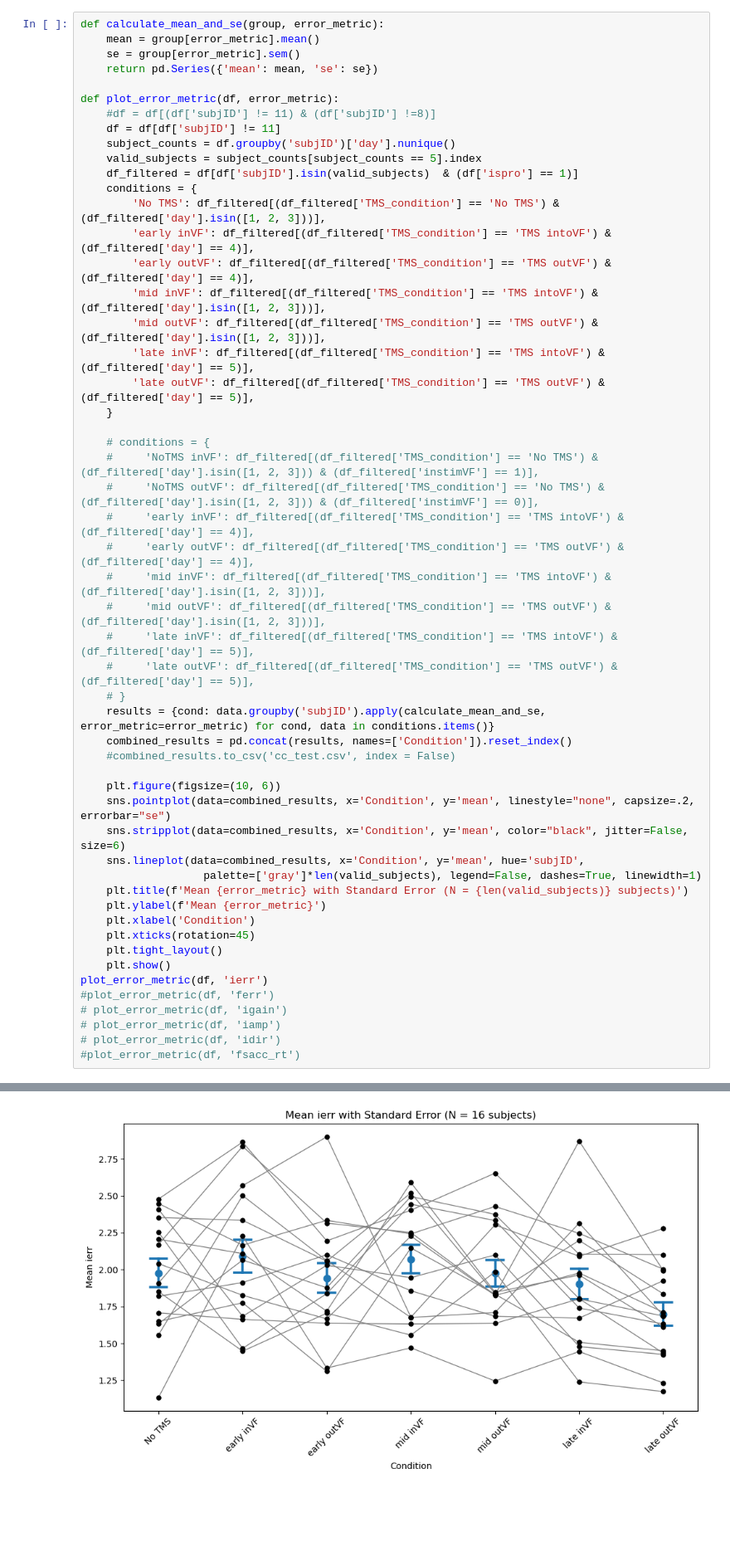
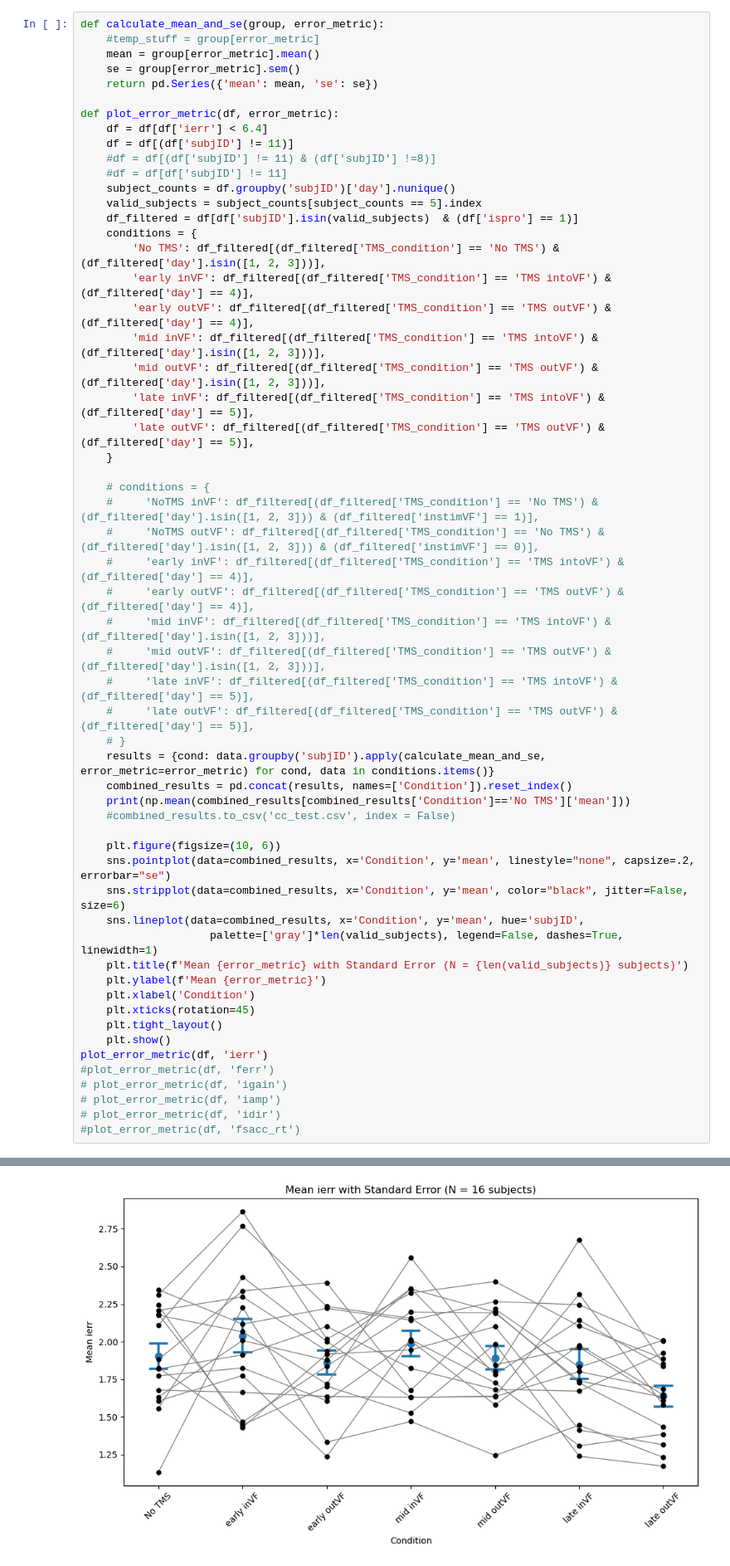
Before and after one commit to mindemory/mgs_stimul, a Jupyter notebook: mgsAnalysis/analysisEye/main.ipynb, the cells around one changed output, grey strips where cells are left out. Shown at 83% size. Drawn from its saved outputs; the diff is of its cells as text; blank space fills up the shorter version.

```diff
--- a/mgsAnalysis/analysisEye/main.ipynb
+++ b/mgsAnalysis/analysisEye/main.ipynb
@@ -200,12 +204,15 @@ plt.show()
 # %%
 def calculate_mean_and_se(group, error_metric):
+    #temp_stuff = group[error_metric]
     mean = group[error_metric].mean()
     se = group[error_metric].sem()
     return pd.Series({'mean': mean, 'se': se})
 
 def plot_error_metric(df, error_metric):
+    df = df[df['ierr'] < 6.4]
+    df = df[(df['subjID'] != 11)]
     #df = df[(df['subjID'] != 11) & (df['subjID'] !=8)]
-    df = df[df['subjID'] != 11]
+    #df = df[df['subjID'] != 11]
     subject_counts = df.groupby('subjID')['day'].nunique()
     valid_subjects = subject_counts[subject_counts == 5].index
     df_filtered = df[df['subjID'].isin(valid_subjects)  & (df['ispro'] == 1)]
@@ -231,13 +238,14 @@ def plot_error_metric(df, error_metric):
     # }
     results = {cond: data.groupby('subjID').apply(calculate_mean_and_se, error_metric=error_metric) for cond, data in conditions.items()}
     combined_results = pd.concat(results, names=['Condition']).reset_index()
+    print(np.mean(combined_results[combined_results['Condition']=='No TMS']['mean']))
     #combined_results.to_csv('cc_test.csv', index = False)
 
     plt.figure(figsize=(10, 6))
     sns.pointplot(data=combined_results, x='Condition', y='mean', linestyle="none", capsize=.2, errorbar="se")
     sns.stripplot(data=combined_results, x='Condition', y='mean', color="black", jitter=False, size=6)
     sns.lineplot(data=combined_results, x='Condition', y='mean', hue='subjID',
-                   palette=['gray']*len(valid_subjects), legend=False, dashes=True, linewidth=1)
+                    palette=['gray']*len(valid_subjects), legend=False, dashes=True, linewidth=1)
     plt.title(f'Mean {error_metric} with Standard Error (N = {len(valid_subjects)} subjects)')
     plt.ylabel(f'Mean {error_metric}')
     plt.xlabel('Condition')
@@ -254,3 +263,3 @@ plot_error_metric(df, 'ierr')
-[figure, old version]
+[figure, new version]
 # %%
 def compute_stats(df, error_metric, aspect):
```
Also changed, not shown: parts of 5 cells of this notebook, 2 other files.
